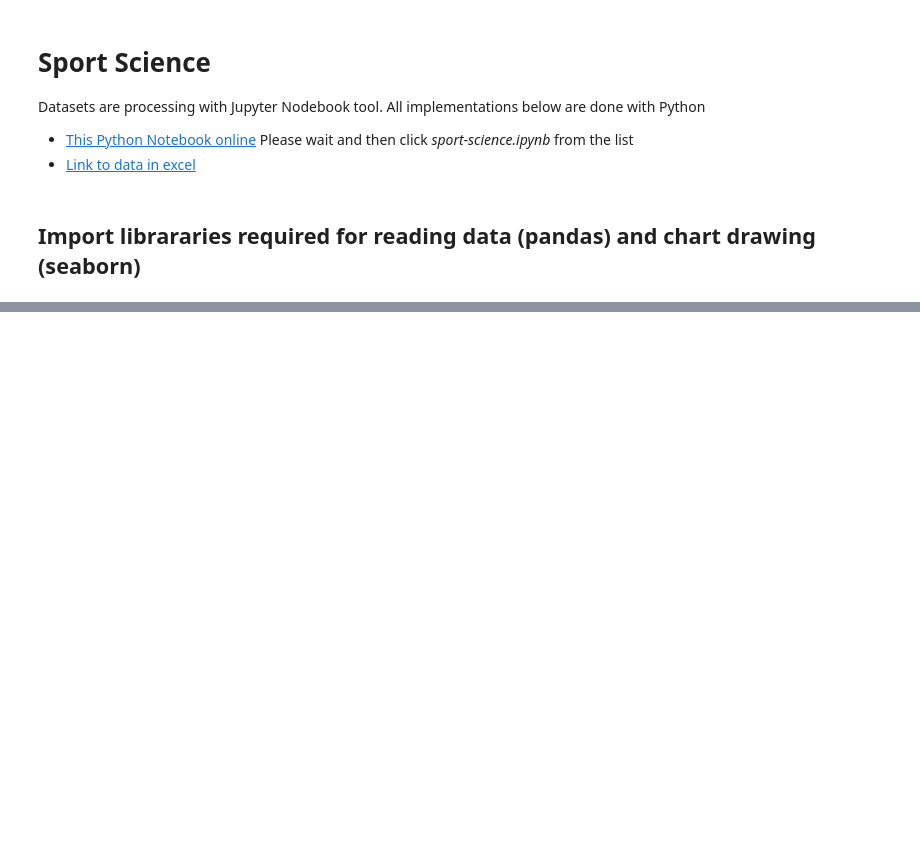
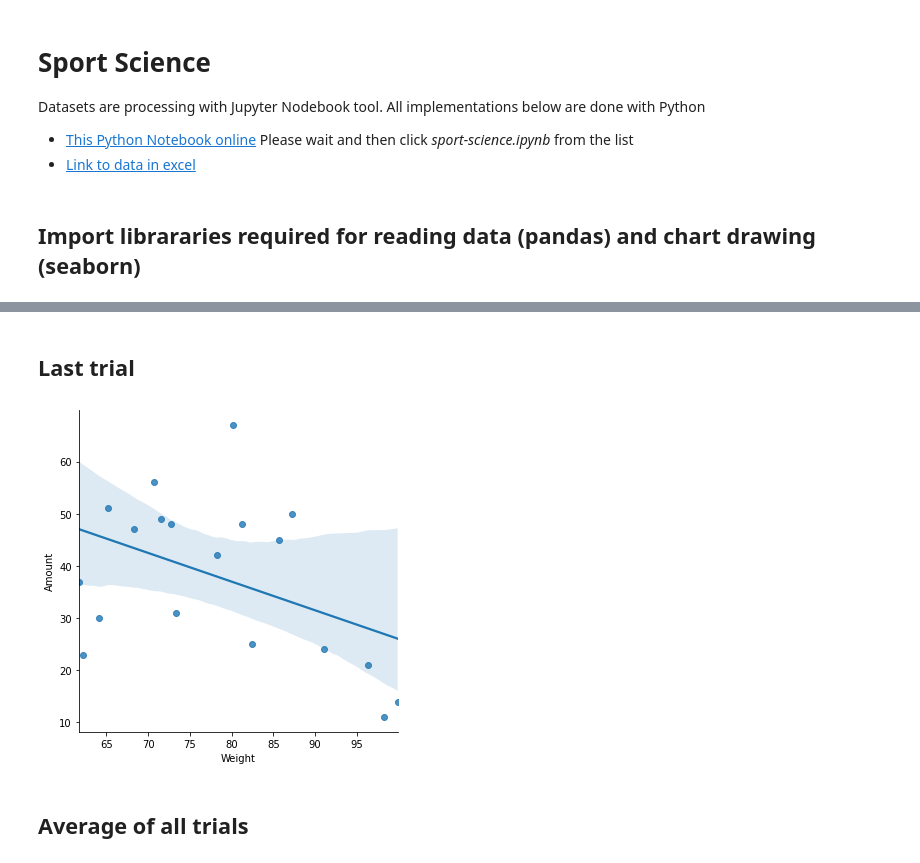
Before and after one commit to staszekj/jakub-sport-science, a Jupyter notebook: sport-science.ipynb, the cells around one changed output, grey strips where cells are left out. Saved outputs shown, nothing was run; the diff lists cells and outputs as text; code cells hidden in the pictures; blank space fills up the shorter version.

```diff
--- a/sport-science.ipynb
+++ b/sport-science.ipynb
@@ -15 +32,10 @@ import matplotlib.pyplot as plt
+# %% [markdown]
+## Last trial
+# %%
+dataTrial5 = csvData.loc[csvData['TrialName'] == 'Trial 5'];
+sns.lmplot(x="Weight", y="Amount", data=dataTrial5);
+# %% [output]
+[figure, added]
+# %% [markdown]
+## Average of all trials
 # %%
```
Also changed, not shown: parts of 10 cells of this notebook, 1 other file.
